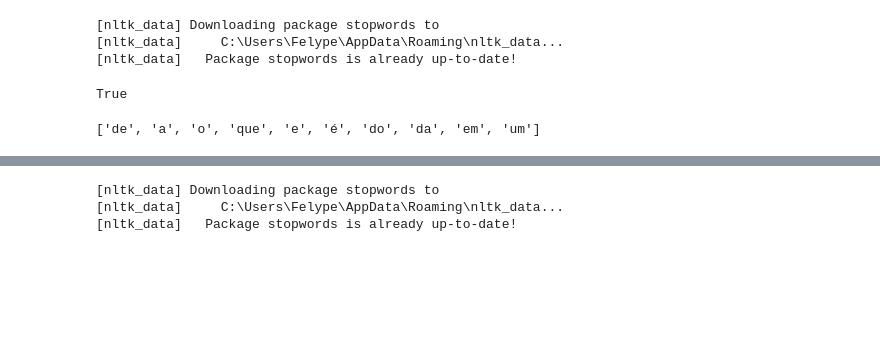
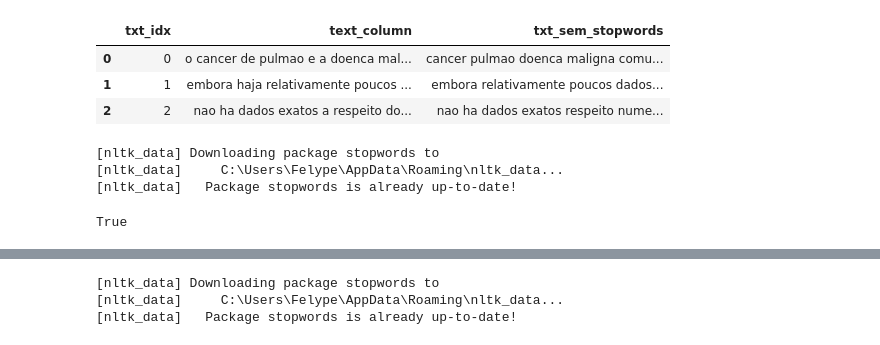
Before and after one commit to andrerodrig/cognitive-computing-projects, a Jupyter notebook: notebooks/generate_graph.ipynb, the cells around one changed output, grey strips where cells are left out. Saved outputs shown, nothing was run; the diff lists cells and outputs as text; code cells hidden in the pictures; blank space fills up the shorter version.

Commit message:
Dataloader carregando os dados já com uma coluna de texto sem stop words

```diff
--- a/notebooks/generate_graph.ipynb
+++ b/notebooks/generate_graph.ipynb
@@ -14,6 +17,15 @@ text = ['As frases de tópico são semelhantes às declarações de mini tese.\
         Mas uma declaração de tese ou frase de tópico por si só não garante unidade.', \
         'Um ensaio é unificado se todos os parágrafos se relacionam com a tese,\
         um parágrafo é unificado se todas as sentenças se relacionam com o tópico frasal while.']
+# %%
+text = pd.read_csv("../data/processed/processed_data1.csv")
+# %%
+text
+# %% [output]
+|  | txt_idx | text_column | txt_sem_stopwords |
+| 0 | 0 | o cancer de pulmao e a doenca mal... | cancer pulmao doenca maligna comu... |
+| 1 | 1 | embora haja relativamente poucos ... | embora relativamente poucos dados... |
+| 2 | 2 | nao ha dados exatos a respeito do... | nao ha dados exatos respeito nume... |
 # %%
 nltk.download('stopwords')
 # %% [output]
@@ -26,4 +37,0 @@ stopwords = nltk.corpus.stopwords.words('portuguese')
-# %%
-stopwords[:10]
-# %% [output]
-['de', 'a', 'o', 'que', 'e', 'é', 'do', 'da', 'em', 'um']
```
Also changed, not shown: parts of 17 cells of this notebook, 3 other files.
